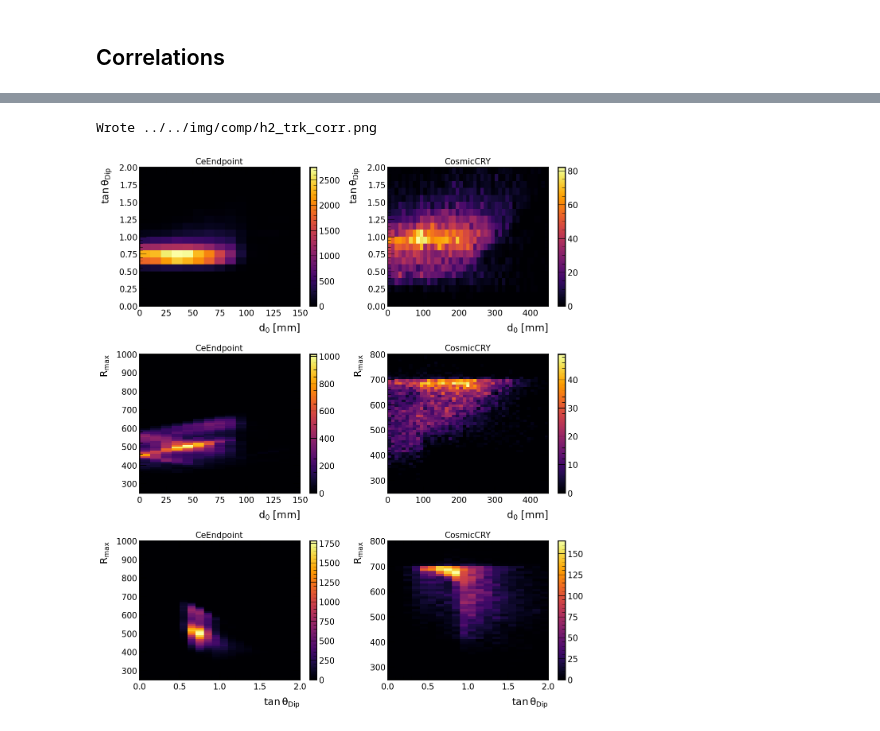
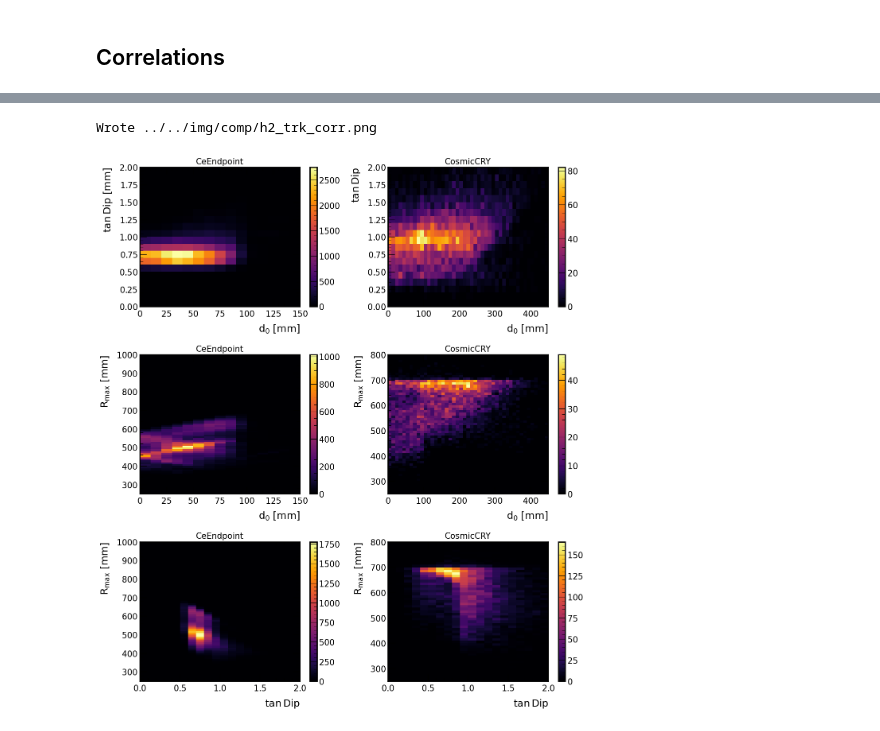
Before and after one commit to sam-grant/mu2e-cosmic, a Jupyter notebook: ana/comp/track_cuts.ipynb, the cells around one changed output, grey strips where cells are left out. Cells and saved outputs as stored; diff of their text form; code cells hidden in the pictures.

```diff
--- a/ana/comp/track_cuts.ipynb
+++ b/ana/comp/track_cuts.ipynb
@@ -1447,7 +1286,7 @@ plotter.plot_2D(
     ax=ax[0,0],
     show=False,
     xlabel=r"$d_{0}$ [mm]",
-    ylabel=r"$\tan{\theta_{\text{Dip}}}$ [mm]",
+    ylabel=r"$\tan{\text{Dip}}$ [mm]",
     title="CeEndpoint",
     # log_z=True
 )
@@ -1479,7 +1318,7 @@ plotter.plot_2D(
     ax=ax[0,1],
     show=False,
     xlabel=r"$d_{0}$ [mm]",
-    ylabel=r"$\tan{\theta_{\text{Dip}}}$",
+    ylabel=r"$\tan{\text{Dip}}$",
     title="CosmicCRY",
     # log_z=True
 )
@@ -1508,34 +1347,34 @@ plotter.plot_2D(
     y=ak.flatten(signal["trkfit"]["trksegpars_lh"]["maxr"], axis=None),
     nbins_x=nbins_x, xmin=xmin, xmax=xmax,
     nbins_y=nbins_y, ymin=ymin, ymax=ymax,
     ax=ax[2,0],
     show=False,
-    xlabel=r"$\tan{\theta_{\text{Dip}}}$",
+    xlabel=r"$\tan{\text{Dip}}$",
     ylabel=r"$R_{\text{max}}$ [mm]",
     title="CeEndpoint"
 )
 
 # Cosmic: tan(theta) vs R_max
 nbins_x, xmin, xmax = get_bins("theta", "theta")       # 100 bins
 nbins_y, ymin, ymax = get_bins("rmax", "cosmic_rmax")  # 55 bins
 plotter.plot_2D(
     x=ak.flatten(onspill["tan_theta"], axis=None),
     y=ak.flatten(onspill["trkfit"]["trksegpars_lh"]["maxr"], axis=None),
     nbins_x=nbins_x, xmin=xmin, xmax=xmax,
     nbins_y=nbins_y, ymin=ymin, ymax=ymax,
     ax=ax[2,1],
     show=False,
-    xlabel=r"$\tan{\theta_{\text{Dip}}}$",
+    xlabel=r"$\tan{\text{Dip}}$",
     ylabel=r"$R_{\text{max}}$ [mm]",
     title="CosmicCRY"
 )
 
 plt.tight_layout()
 out_path = f"../../img/comp/h2_trk_corr.png"
 plt.savefig(out_path, dpi=300)
 print(f"Wrote {out_path}")
 plt.show()
 # %% [output]
 Wrote ../../img/comp/h2_trk_corr.png
-[figure, old version]
+[figure, new version]
 # %%
```
Also changed, not shown: parts of 23 cells of this notebook.
